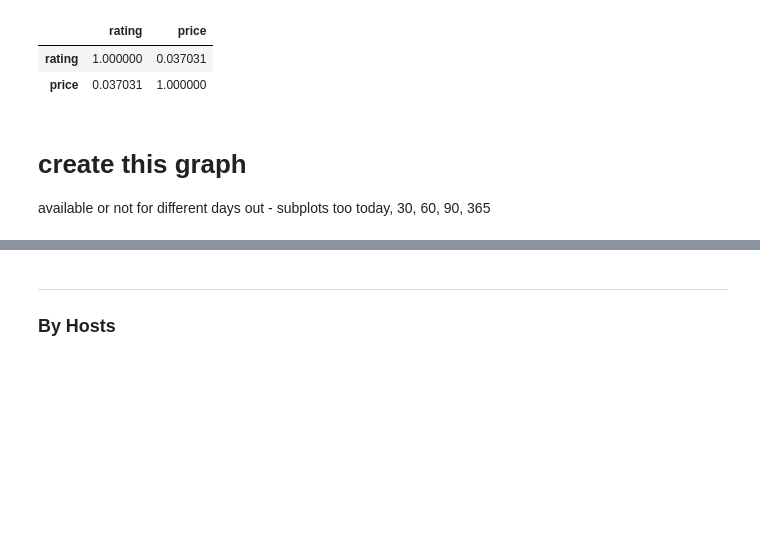
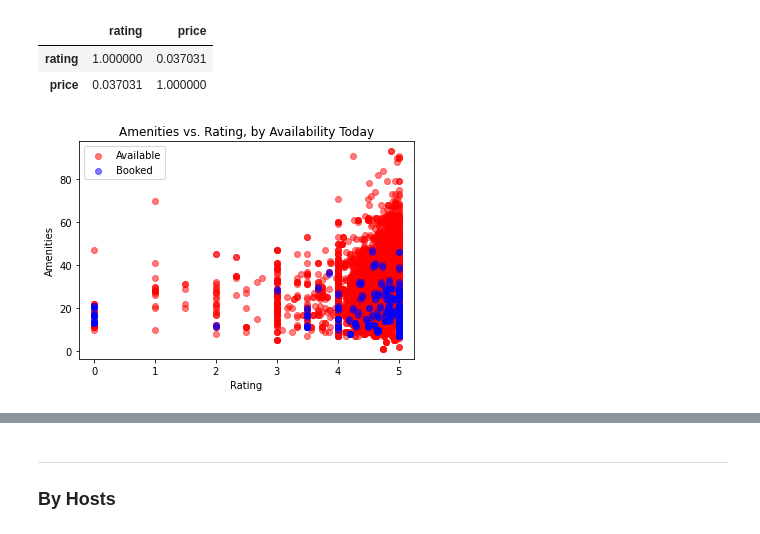
Before and after one commit to pemurp19/Airbnb-Listings, a Jupyter notebook: code/listings_eda.ipynb, the cells around one changed output, grey strips where cells are left out. Cells and saved outputs as stored; diff of their text form; code cells hidden in the pictures; blank space fills up the shorter version.

```diff
--- a/code/listings_eda.ipynb
+++ b/code/listings_eda.ipynb
@@ -453,19 +404,34 @@ listings[['rating', 'price']].corr()
 |  | rating | price |
 | rating | 1.000000 | 0.037031 |
 | price | 0.037031 | 1.000000 |
-# %% [markdown]
-# create this graph
-available or not for different days out - subplots too today, 30, 60, 90, 365
 # %%
 ### availability by price and rating
-plt.title('Age vs. Max Heart Rate')
-
-plt.scatter(heart_disease['age'],
-           heart_disease['max_heart_rate'],
-           color = 'r', alpha = 0.5, label = 'Heart Disease')
-plt.scatter(no_heart_disease['age'],
-           no_heart_disease['max_heart_rate'],
-           color = 'b', alpha = 0.5, label = 'No Heart Disease')
-plt.xlabel('Age')
-plt.ylabel('Max Heart Rate')
-plt.legend()
+# creating availability slices
+available_t = listings[listings['available_today'] == 1]
+not_available_t = listings[listings['available_today'] == 0]
+available_30 = listings[listings['availability_30'] == 1]
+not_available_30 = listings[listings['availability_30'] == 0]
+available_60 = listings[listings['availability_60'] == 1]
+not_available_60 = listings[listings['availability_60'] == 0]
+available_90 = listings[listings['availability_90'] == 1]
+not_available_90 = listings[listings['availability_90'] == 0]
+available_365 = listings[listings['availability_365'] == 1]
+not_available_365 = listings[listings['availability_365'] == 0]
+# %%
+# plotting for today
+plt.title('Amenities vs. Rating, by Availability Today')
+
+plt.scatter(available_t['rating'],
+           available_t['amenities_count'],
+           color = 'r', alpha = 0.5, label = 'Available')
+plt.scatter(not_available_t['rating'],
+           not_available_t['amenities_count'],
+           color = 'b', alpha = 0.5, label = 'Booked')
+plt.xlabel('Rating')
+plt.ylabel('Amenities')
+plt.legend();
+
+# can see that the properties booked now typically have higher ratings (but not necesarily more amenities) than those
+# for the listings that are booked further in advance, people appear to look for more amenities on average
+# %% [output]
+[figure, added]
```
Also changed, not shown: parts of 40 cells of this notebook.
